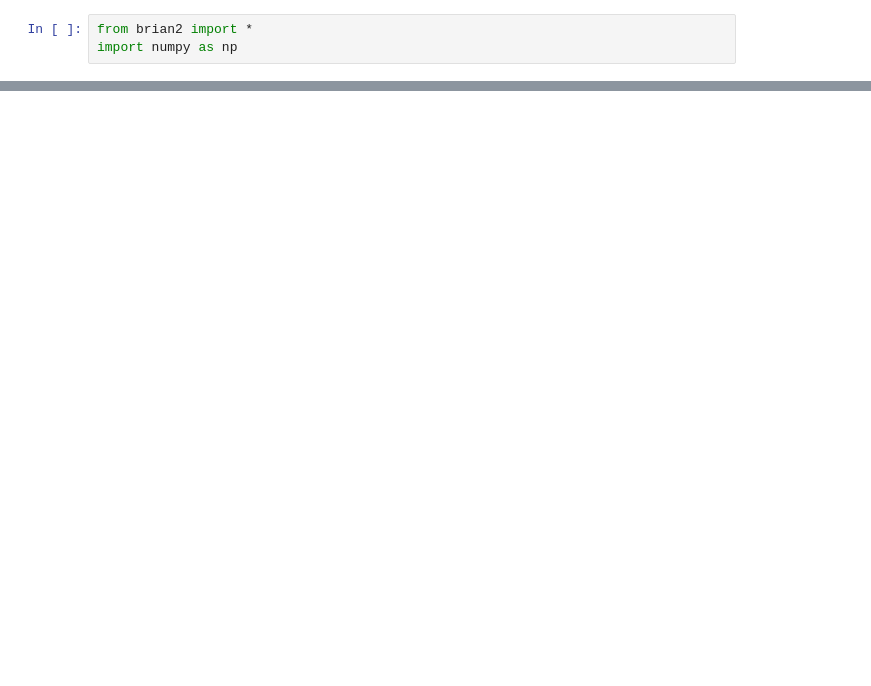
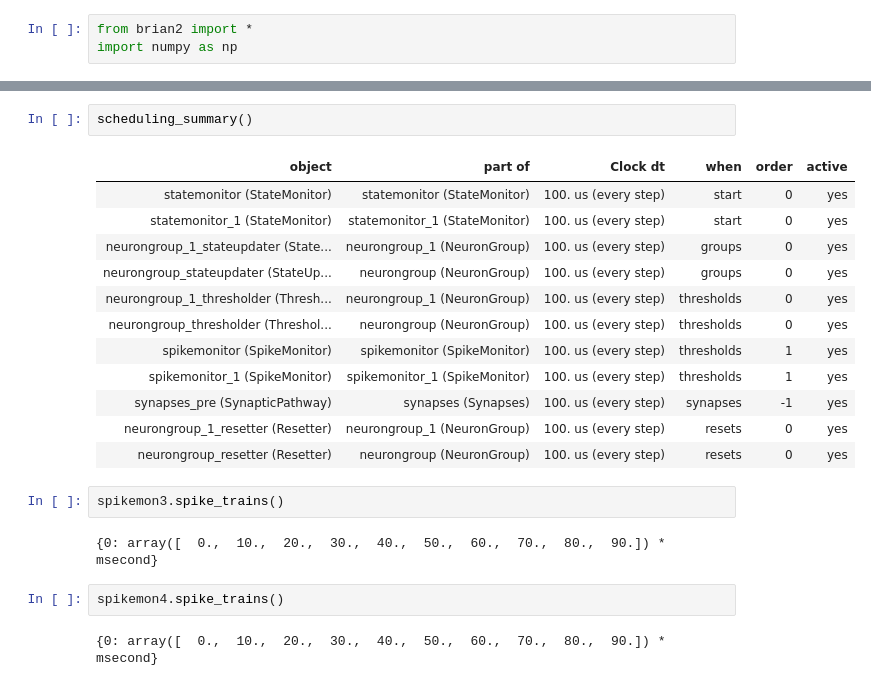
Before and after one commit to KokilaP/Neural-Networks, a Jupyter notebook: Synapse_testing.ipynb, the cells around one changed output, grey strips where cells are left out. Cells and saved outputs as stored; diff of their text form; blank space fills up the shorter version.

```diff
--- a/Synapse_testing.ipynb
+++ b/Synapse_testing.ipynb
@@ -91,0 +100,23 @@ plot(statemon5.t,np.transpose(statemon5.ge_syn))
+# %%
+scheduling_summary()
+# %% [output]
+| object | part of | Clock dt | when | order | active |
+| statemonitor (StateMonitor) | statemonitor (StateMonitor) | 100. us (every step) | start | 0 | yes |
+| statemonitor_1 (StateMonitor) | statemonitor_1 (StateMonitor) | 100. us (every step) | start | 0 | yes |
+| neurongroup_1_stateupdater (State... | neurongroup_1 (NeuronGroup) | 100. us (every step) | groups | 0 | yes |
+| neurongroup_stateupdater (StateUp... | neurongroup (NeuronGroup) | 100. us (every step) | groups | 0 | yes |
+| neurongroup_1_thresholder (Thresh... | neurongroup_1 (NeuronGroup) | 100. us (every step) | thresholds | 0 | yes |
+| neurongroup_thresholder (Threshol... | neurongroup (NeuronGroup) | 100. us (every step) | thresholds | 0 | yes |
+| spikemonitor (SpikeMonitor) | spikemonitor (SpikeMonitor) | 100. us (every step) | thresholds | 1 | yes |
+| spikemonitor_1 (SpikeMonitor) | spikemonitor_1 (SpikeMonitor) | 100. us (every step) | thresholds | 1 | yes |
+| synapses_pre (SynapticPathway) | synapses (Synapses) | 100. us (every step) | synapses | -1 | yes |
+| neurongroup_1_resetter (Resetter) | neurongroup_1 (NeuronGroup) | 100. us (every step) | resets | 0 | yes |
+| neurongroup_resetter (Resetter) | neurongroup (NeuronGroup) | 100. us (every step) | resets | 0 | yes |
+# %%
+spikemon3.spike_trains()
+# %% [output]
+{0: array([  0.,  10.,  20.,  30.,  40.,  50.,  60.,  70.,  80.,  90.]) * msecond}
+# %%
+spikemon4.spike_trains()
+# %% [output]
+{0: array([  0.,  10.,  20.,  30.,  40.,  50.,  60.,  70.,  80.,  90.]) * msecond}
```
Also changed, not shown: parts of 6 cells of this notebook.
